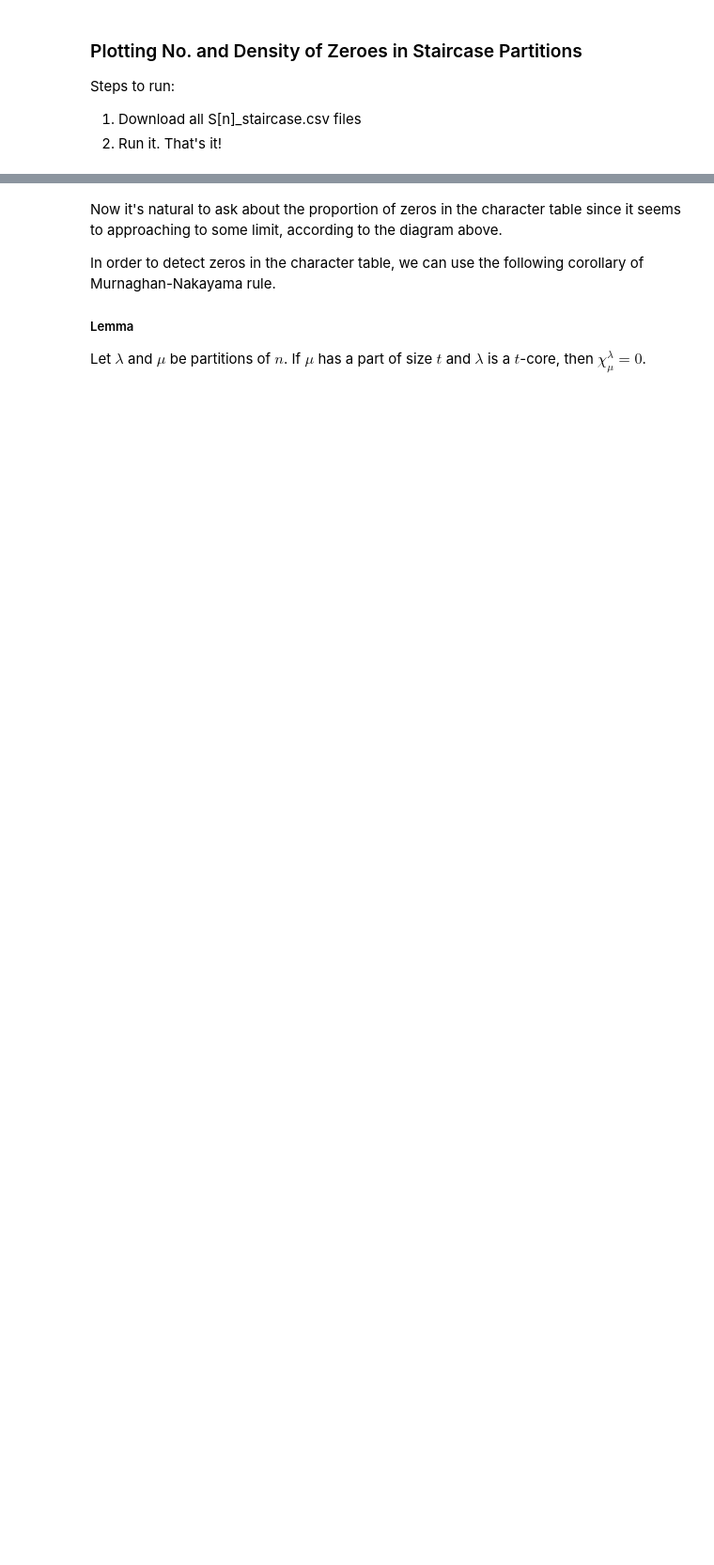
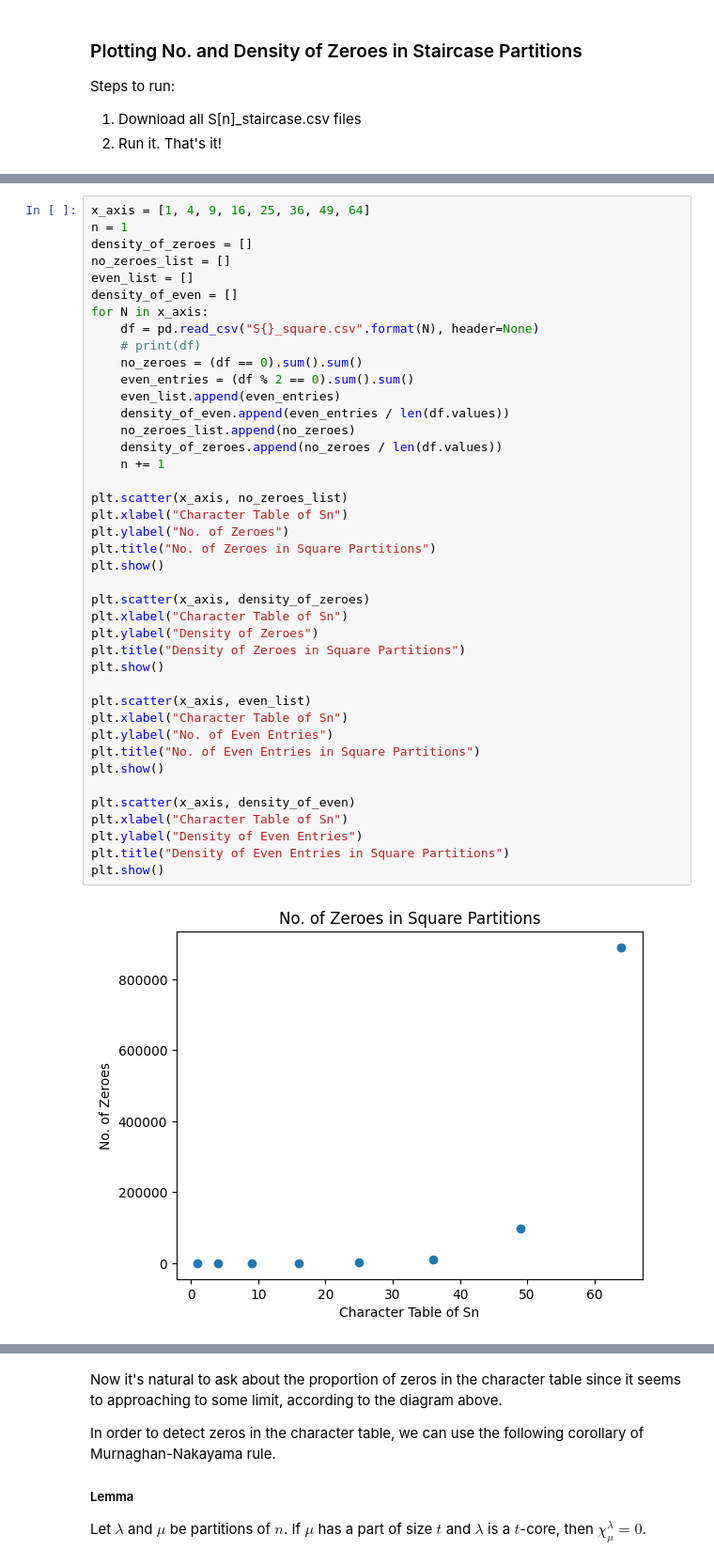
Before and after one commit to TonyZhang2004/Character_Table_of_Symmetric_Groups, a Jupyter notebook: char_table.ipynb, the cells around one changed output, grey strips where cells are left out. Shown: that part at 94% size. Saved outputs shown, nothing was run; the diff lists cells and outputs as text; blank space fills up the shorter version.

```diff
--- a/char_table.ipynb
+++ b/char_table.ipynb
@@ -347,0 +312,43 @@ plt.show()
+# %%
+x_axis = [1, 4, 9, 16, 25, 36, 49, 64]
+n = 1
+density_of_zeroes = []
+no_zeroes_list = []
+even_list = []
+density_of_even = []
+for N in x_axis:
+    df = pd.read_csv("S{}_square.csv".format(N), header=None)
+    # print(df)
+    no_zeroes = (df == 0).sum().sum()
+    even_entries = (df % 2 == 0).sum().sum()
+    even_list.append(even_entries)
+    density_of_even.append(even_entries / len(df.values))
+    no_zeroes_list.append(no_zeroes)
+    density_of_zeroes.append(no_zeroes / len(df.values))
+    n += 1
+
+plt.scatter(x_axis, no_zeroes_list)
+plt.xlabel("Character Table of Sn")
+plt.ylabel("No. of Zeroes")
+plt.title("No. of Zeroes in Square Partitions")
+plt.show()
+
+plt.scatter(x_axis, density_of_zeroes)
+plt.xlabel("Character Table of Sn")
+plt.ylabel("Density of Zeroes")
+plt.title("Density of Zeroes in Square Partitions")
+plt.show()
+
+plt.scatter(x_axis, even_list)
+plt.xlabel("Character Table of Sn")
+plt.ylabel("No. of Even Entries")
+plt.title("No. of Even Entries in Square Partitions")
+plt.show()
+
+plt.scatter(x_axis, density_of_even)
+plt.xlabel("Character Table of Sn")
+plt.ylabel("Density of Even Entries")
+plt.title("Density of Even Entries in Square Partitions")
+plt.show()
+# %% [output]
+[figure, added]
```
Also changed, not shown: parts of 7 cells of this notebook, 3 other files.
